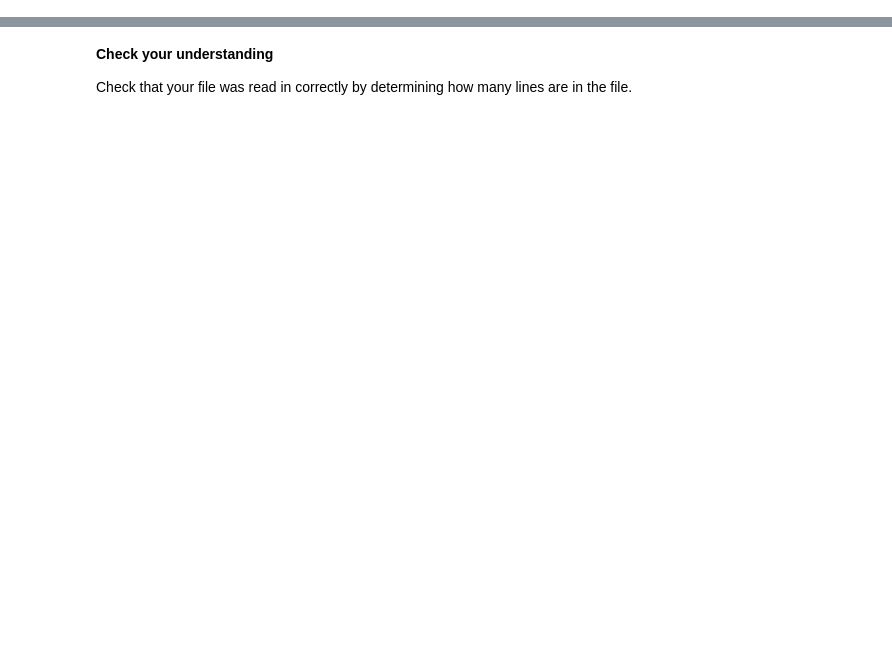
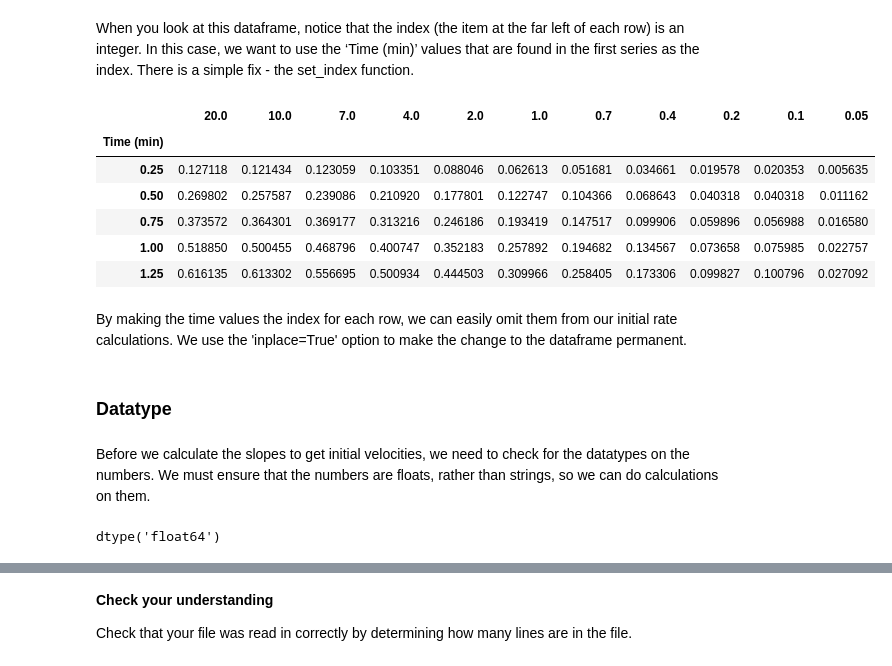
Before and after one commit to sectorabc/iqb-2024, a Jupyter notebook: iqb-101/Non-linear_regression.ipynb, the cells around one changed output, grey strips where cells are left out. Drawn from its saved outputs; the diff is of its cells as text; code cells hidden in the pictures; blank space fills up the shorter version.

```diff
--- a/iqb-101/Non-linear_regression.ipynb
+++ b/iqb-101/Non-linear_regression.ipynb
@@ -28,0 +85,25 @@ Linear Regression
+# %% [markdown]
+When you look at this dataframe, notice that the index (the item at the far left of each row) is an integer. In this case, we want to use the ‘Time (min)’ values that are found in the first series as the index. There is a simple fix - the set_index function.
+# %%
+# Set index to values in the Time column
+AP_kin_df.set_index('Time (min)', inplace=True)
+AP_kin_df.head() # to make sure we got what we expected
+# %% [output]
+|  | 20.0 | 10.0 | 7.0 | 4.0 | 2.0 | 1.0 | 0.7 | 0.4 | 0.2 | 0.1 | 0.05 |
+| Time (min) |  |  |  |  |  |  |  |  |  |  |  |
+| 0.25 | 0.127118 | 0.121434 | 0.123059 | 0.103351 | 0.088046 | 0.062613 | 0.051681 | 0.034661 | 0.019578 | 0.020353 | 0.005635 |
+| 0.50 | 0.269802 | 0.257587 | 0.239086 | 0.210920 | 0.177801 | 0.122747 | 0.104366 | 0.068643 | 0.040318 | 0.040318 | 0.011162 |
+| 0.75 | 0.373572 | 0.364301 | 0.369177 | 0.313216 | 0.246186 | 0.193419 | 0.147517 | 0.099906 | 0.059896 | 0.056988 | 0.016580 |
+| 1.00 | 0.518850 | 0.500455 | 0.468796 | 0.400747 | 0.352183 | 0.257892 | 0.194682 | 0.134567 | 0.073658 | 0.075985 | 0.022757 |
+| 1.25 | 0.616135 | 0.613302 | 0.556695 | 0.500934 | 0.444503 | 0.309966 | 0.258405 | 0.173306 | 0.099827 | 0.100796 | 0.027092 |
+# %% [markdown]
+By making the time values the index for each row, we can easily omit them from our initial rate calculations. We use the 'inplace=True' option to make the change to the dataframe permanent.
+# %% [markdown]
+### Datatype
+# %% [markdown]
+Before we calculate the slopes to get initial velocities, we need to check for the datatypes on the numbers. We must ensure that the numbers are floats, rather than strings, so we can do calculations on them.
+# %%
+ # checking to see if the numbers are strings or floats
+AP_kin_df.index.dtype
+# %% [output]
+dtype('float64')
```
Also changed, not shown: parts of 28 cells of this notebook.
